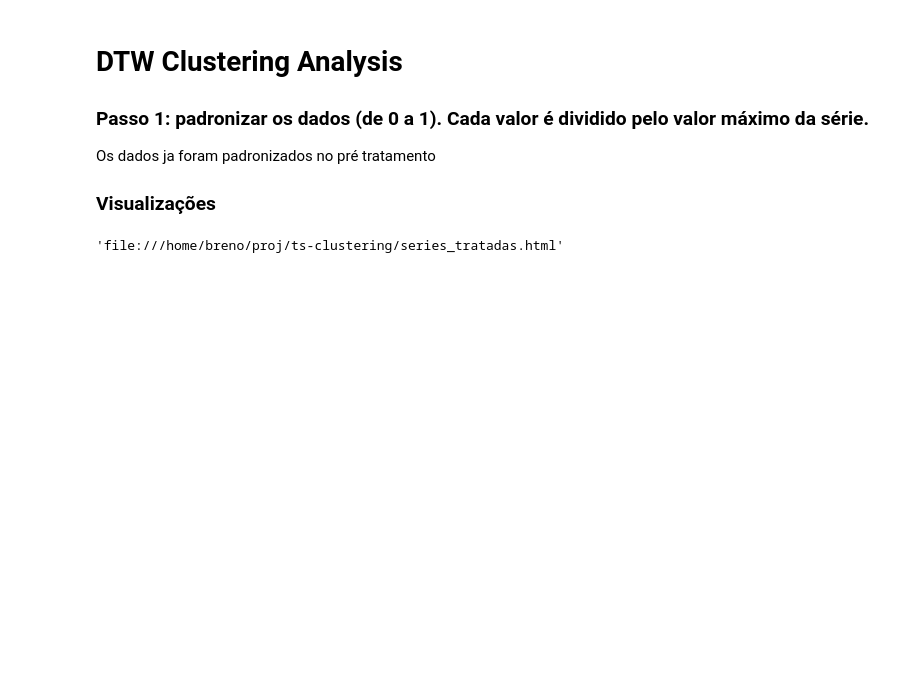
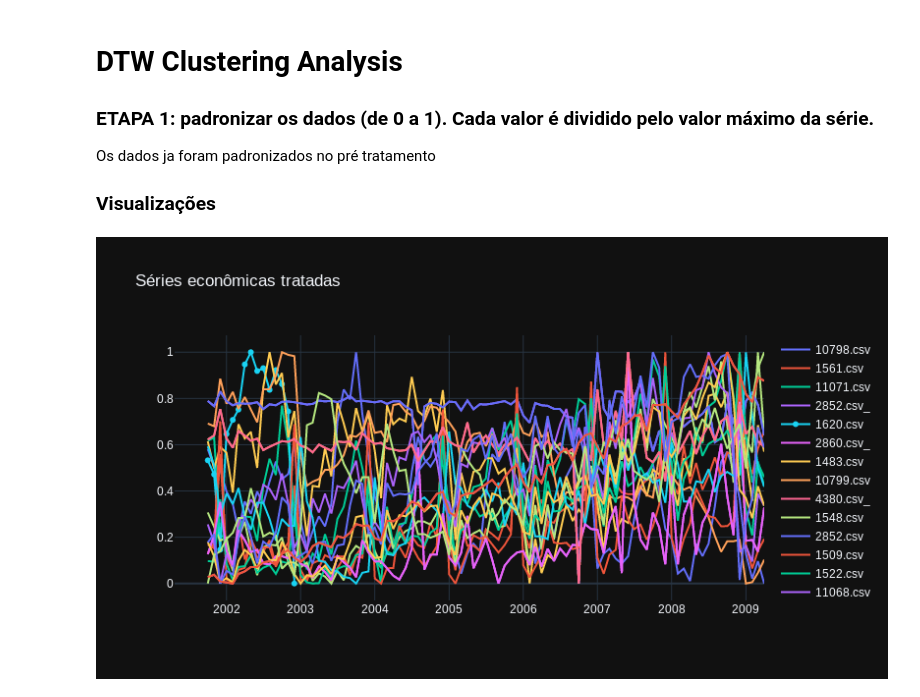
Before and after one commit to blamassa/ts-clustering, a Jupyter notebook: DTW Clustering.ipynb, the cells around one changed output. Saved outputs shown, nothing was run; the diff lists cells and outputs as text; code cells hidden in the pictures; blank space fills up the shorter version.

Commit message:
Correção padronização das séries temporais

```diff
--- a/DTW Clustering.ipynb
+++ b/DTW Clustering.ipynb
@@ -8,7 +8,7 @@ pyo.init_notebook_mode(connected=True)
 # %% [markdown]
 # DTW Clustering Analysis
 
-### Passo 1: padronizar os dados (de 0 a 1). Cada valor é dividido pelo valor máximo da série.
+### ETAPA 1: padronizar os dados (de 0 a 1). Cada valor é dividido pelo valor máximo da série.
 
 Os dados ja foram padronizados no pré tratamento
 
@@ -20,15 +20,17 @@ list_files = os.listdir('./data/')
 # %%
 data = []
 for file in list_files:
     temp_df = pd.read_csv('./data/'+file, index_col=0)
-    x = temp_df['Data'].str.replace('/','-')
+    x = temp_df['Data'].str.split('/')
+    x = [i[1]+'-'+i[0] for i in x]
     y = temp_df[temp_df.columns[-1]].astype('float')
     trace = go.Scatter(x = x, y = y, name = file)
     data.append(trace)
 
-layout = go.Layout(title = 'Series economicas tratadas',
-                   xaxis = dict(type = 'date'), template  = 'plotly_dark')
+layout = go.Layout(title = 'Séries econômicas tratadas',
+                   xaxis = dict(type = 'date'),
+                   template  = 'plotly_dark')
 fig = go.Figure(data=data, layout=layout)
-pyo.plot(fig, filename = 'series_tratadas.html',config=dict(showLink = False))
+pyo.iplot(fig, filename = './plots/series_tratadas.html',config=dict(showLink = False))
 # %% [output]
-'file:///home/breno/proj/ts-clustering/series_tratadas.html'
+[figure, added]
```
Also changed, not shown: parts of 3 cells of this notebook, 45 other files.
